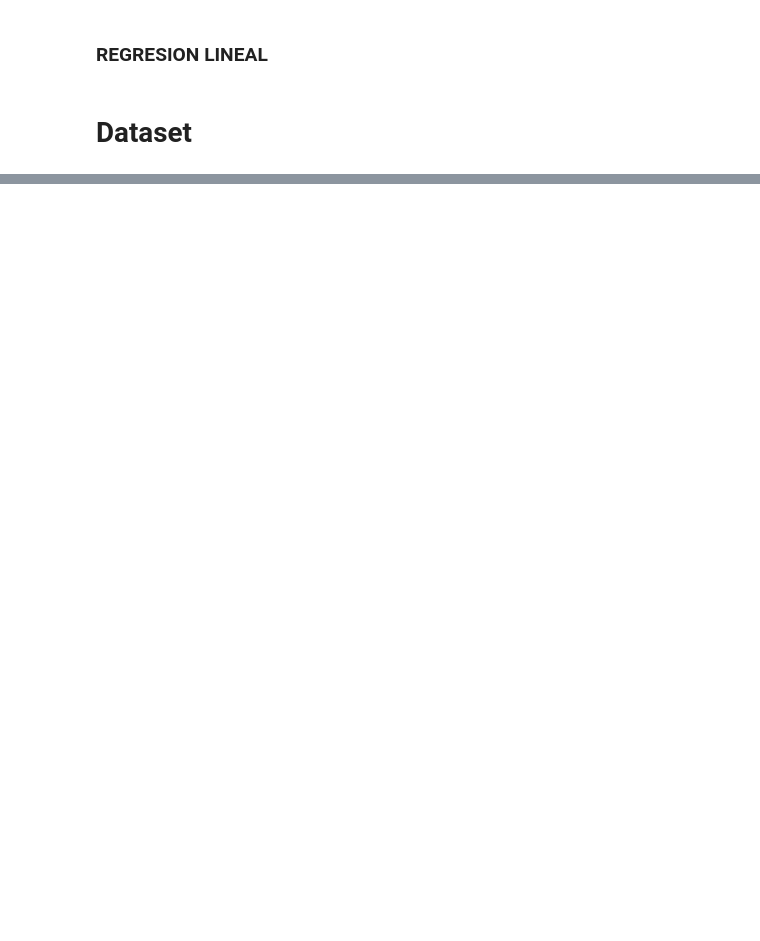
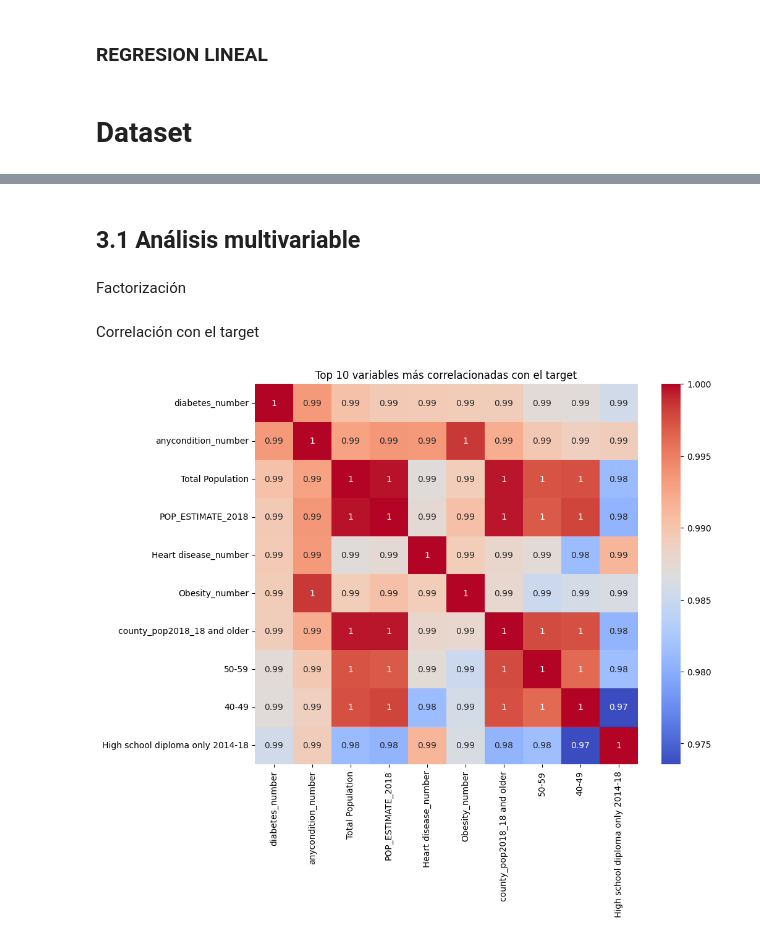
Before and after one commit to 4GeeksAcademy/iddalycastro-eda, a Jupyter notebook: src/03-linear-regression-reg.ipynb, the cells around one changed output, grey strips where cells are left out. Saved outputs shown, nothing was run; the diff lists cells and outputs as text; code cells hidden in the pictures; blank space fills up the shorter version.

```diff
--- a/src/03-linear-regression-reg.ipynb
+++ b/src/03-linear-regression-reg.ipynb
@@ -18,0 +162,31 @@ df.head()
+# %% [markdown]
+## 3.1 Análisis multivariable
+# %% [markdown]
+Factorización
+# %%
+if 'State' in total_data.columns:
+    total_data['State'] = pd.factorize(total_data['State'])[0]
+# %% [markdown]
+ Correlación con el target
+# %%
+# Filtrar solo columnas numéricas (incluye el target)
+num_cols = total_data.select_dtypes(include=[np.number]).columns
+
+# Asegurarse que el target está dentro de estas columnas numéricas
+if target not in num_cols:
+    raise ValueError(f"El target {target} no es numérico o no está en las columnas numéricas")
+
+# Calcular correlación solo con columnas numéricas
+correlaciones = total_data[num_cols].corrwith(total_data[target]).abs().sort_values(ascending=False)
+
+top_cols = correlaciones.head(10).index
+
+import matplotlib.pyplot as plt
+import seaborn as sns
+
+plt.figure(figsize=(10, 8))
+sns.heatmap(total_data[top_cols].corr(), annot=True, cmap="coolwarm")
+plt.title("Top 10 variables más correlacionadas con el target")
+plt.show()
+# %% [output]
+[figure, added]
```
Also changed, not shown: parts of 35 cells of this notebook, 4 other files.
